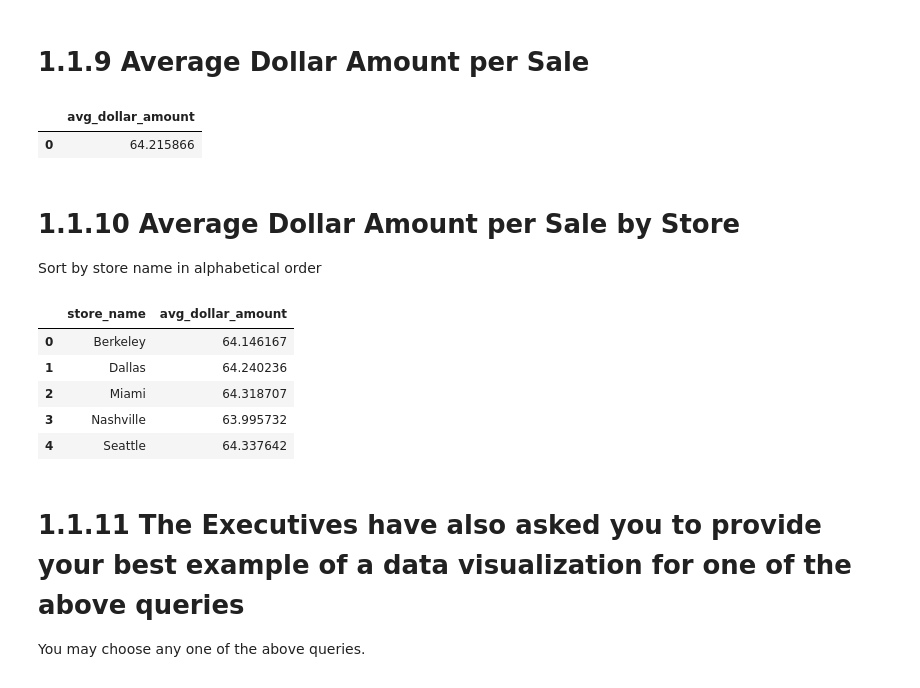
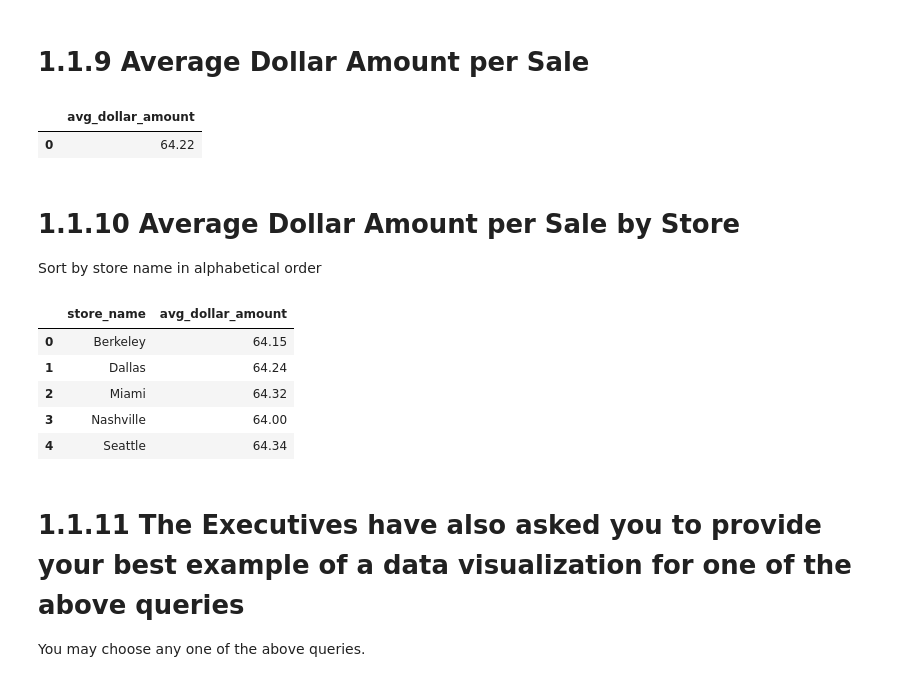
Before and after one commit to scabanela-ischool/Data_Engineering_Proj1_Querying, a Jupyter notebook: project_1_1.ipynb, the cells around one changed output. Saved outputs shown, nothing was run; the diff lists cells and outputs as text; code cells hidden in the pictures.

Commit message:
Rounded dollars to 2 decimal places - notebook 1

```diff
--- a/project_1_1.ipynb
+++ b/project_1_1.ipynb
@@ -339,7 +339,7 @@ rollback_after_flag = True
 
 query = """
 
-select avg(total_amount) as avg_dollar_amount
+select round(avg(total_amount), 2) as avg_dollar_amount
 from sales
 
 """
@@ -348,7 +348,7 @@ from sales
 my_select_query_pandas(query, rollback_before_flag, rollback_after_flag)
 # %% [output]
 |  | avg_dollar_amount |
-| 0 | 64.215866 |
+| 0 | 64.22 |
 # %% [markdown]
 # 1.1.10 Average Dollar Amount per Sale by Store
 
@@ -356,27 +356,27 @@ Sort by store name in alphabetical order
 # %%
 rollback_before_flag = True
 rollback_after_flag = True
 
 query = """
 
-select st.city as store_name, sa.avg_dollar_amount
+select st.city as store_name, round(sa.avg_dollar_amount, 2) as avg_dollar_amount
 from (select store_id, avg(total_amount) as avg_dollar_amount
         from sales
         group by store_id) as sa
     join stores as st on st.store_id = sa.store_id
 order by store_name
 
 """
 
 
 my_select_query_pandas(query, rollback_before_flag, rollback_after_flag)
 # %% [output]
 |  | store_name | avg_dollar_amount |
-| 0 | Berkeley | 64.146167 |
-| 1 | Dallas | 64.240236 |
-| 2 | Miami | 64.318707 |
-| 3 | Nashville | 63.995732 |
-| 4 | Seattle | 64.337642 |
+| 0 | Berkeley | 64.15 |
+| 1 | Dallas | 64.24 |
+| 2 | Miami | 64.32 |
+| 3 | Nashville | 64.00 |
+| 4 | Seattle | 64.34 |
 # %% [markdown]
 # 1.1.11 The Executives have also asked you to provide your best example of a data visualization for one of the above queries
 
```
